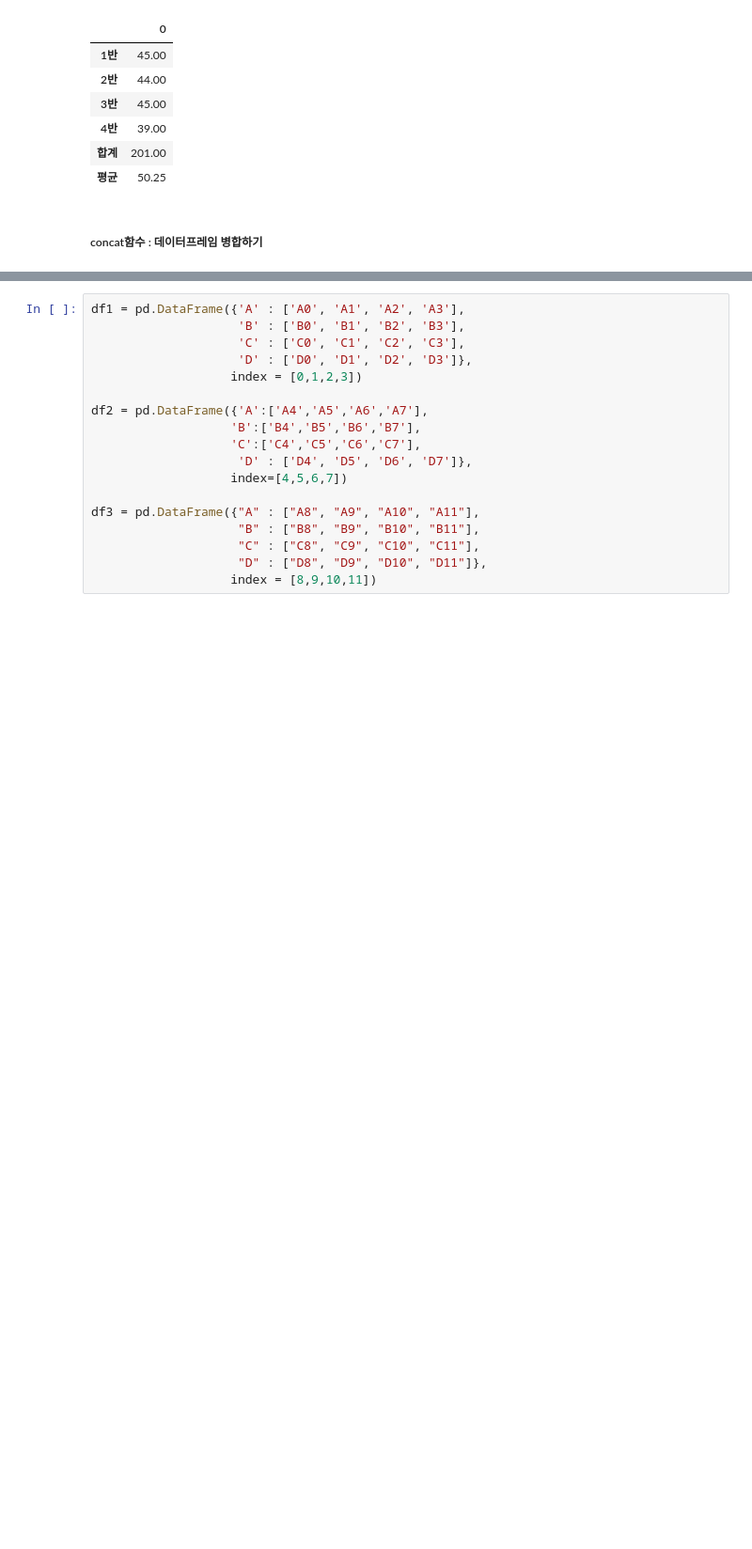
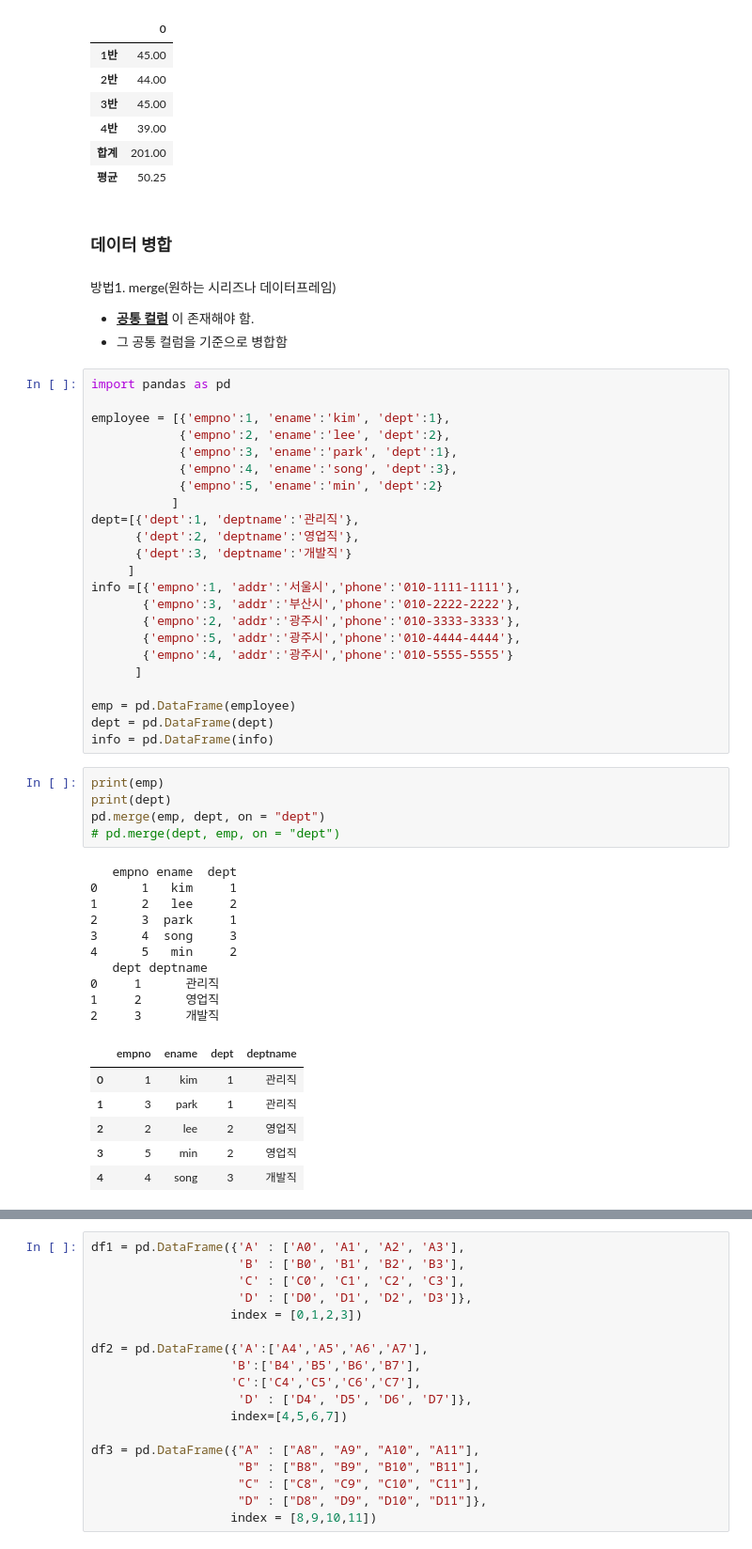
Before and after one commit to LeticiaKang/Data_Analytics_Course, a Jupyter notebook: Study_Python_Jupyter/시각화/(2-4) Pandas.ipynb, the cells around one changed output, grey strips where cells are left out. Shown: that part at 94% size. Drawn from its saved outputs; the diff is of its cells as text; blank space fills up the shorter version.

Commit message:
Python_Pandas&Numpy_Study

```diff
--- a/Study_Python_Jupyter/시각화/(2-4) Pandas.ipynb
+++ b/Study_Python_Jupyter/시각화/(2-4) Pandas.ipynb
@@ -580,5 +580,54 @@ min_df
 | 4반 | 39.00 |
 | 합계 | 201.00 |
 | 평균 | 50.25 |
-# %% [markdown]
-##### concat함수 : 데이터프레임 병합하기
+# %% [markdown]
+### 데이터 병합
+# %% [markdown]
+방법1. merge(원하는 시리즈나 데이터프레임)
+- <u>**공통 컬럼**</u> 이 존재해야 함.
+- 그 공통 컬럼을 기준으로 병합함
+# %%
+import pandas as pd
+
+employee = [{'empno':1, 'ename':'kim', 'dept':1},
+            {'empno':2, 'ename':'lee', 'dept':2},
+            {'empno':3, 'ename':'park', 'dept':1},
+            {'empno':4, 'ename':'song', 'dept':3},
+            {'empno':5, 'ename':'min', 'dept':2}
+           ]
+dept=[{'dept':1, 'deptname':'관리직'},
+      {'dept':2, 'deptname':'영업직'},
+      {'dept':3, 'deptname':'개발직'}
+     ]
+info =[{'empno':1, 'addr':'서울시','phone':'010-1111-1111'},
+       {'empno':3, 'addr':'부산시','phone':'010-2222-2222'},
+       {'empno':2, 'addr':'광주시','phone':'010-3333-3333'},
+       {'empno':5, 'addr':'광주시','phone':'010-4444-4444'},
+       {'empno':4, 'addr':'광주시','phone':'010-5555-5555'}
+      ]
+
+emp = pd.DataFrame(employee)
+dept = pd.DataFrame(dept)
+info = pd.DataFrame(info)
+# %%
+print(emp)
+print(dept)
+pd.merge(emp, dept, on = "dept")
+# pd.merge(dept, emp, on = "dept")
+# %% [output]
+   empno ename  dept
+0      1   kim     1
+1      2   lee     2
+2      3  park     1
+3      4  song     3
+4      5   min     2
+   dept deptname
+0     1      관리직
+1     2      영업직
+2     3      개발직
+|  | empno | ename | dept | deptname |
+| 0 | 1 | kim | 1 | 관리직 |
+| 1 | 3 | park | 1 | 관리직 |
+| 2 | 2 | lee | 2 | 영업직 |
+| 3 | 5 | min | 2 | 영업직 |
+| 4 | 4 | song | 3 | 개발직 |
```
Also changed, not shown: parts of 4 cells of this notebook.
